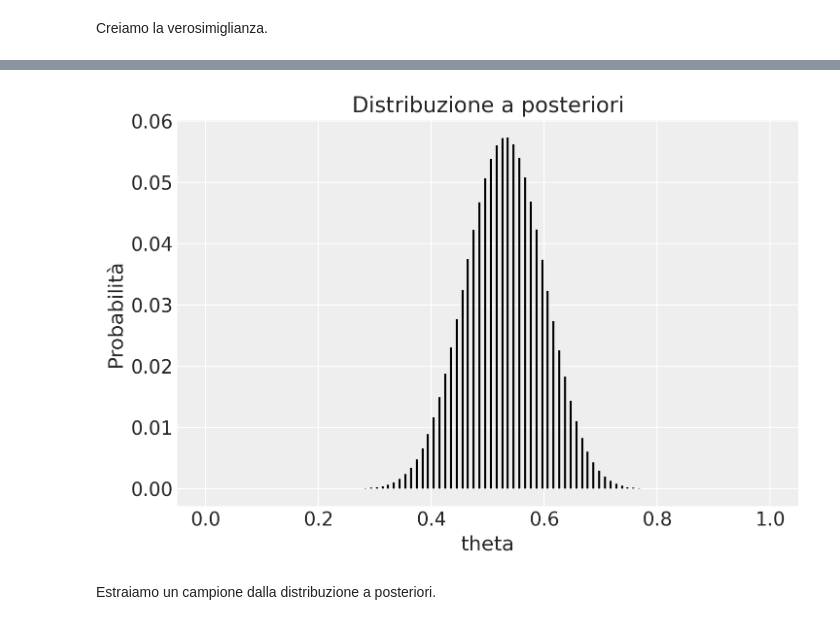
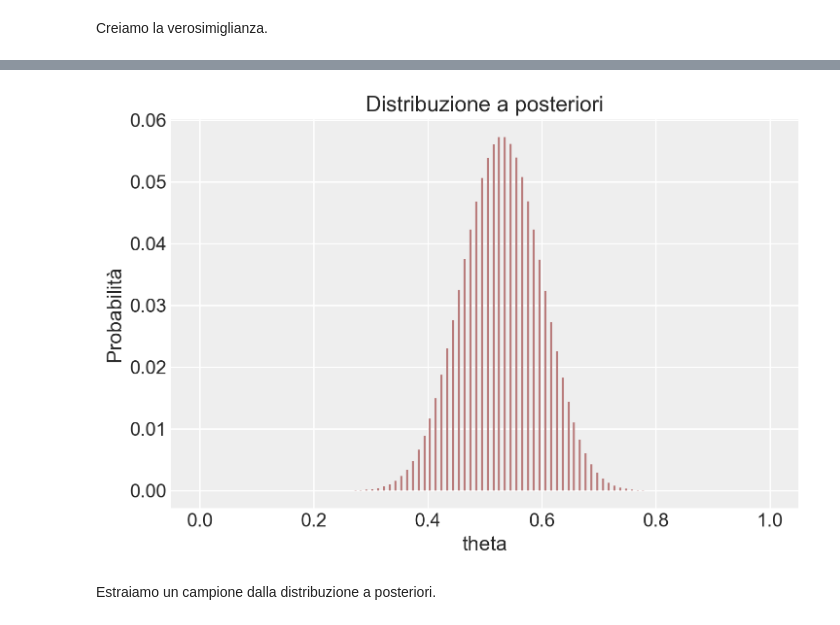
Before and after one commit to ccaudek/psicometria, a Jupyter notebook: chapters/chapter_4/03_conjugate_families_1.ipynb, the cells around one changed output, grey strips where cells are left out. Saved outputs shown, nothing was run; the diff lists cells and outputs as text; code cells hidden in the pictures.

```diff
--- a/chapters/chapter_4/03_conjugate_families_1.ipynb
+++ b/chapters/chapter_4/03_conjugate_families_1.ipynb
@@ -140,7 +141,8 @@ x_values = np.linspace(0, 1, 1000)
 beta_pdf = stats.beta.pdf(x_values, alpha, beta_val)
 
 # Plot della densità di probabilità
-plt.plot(x_values, beta_pdf, label='Beta(1, 10)')
+color_fill = "#b97c7c"
+plt.plot(x_values, beta_pdf, label='Beta(1, 10)', color=color_fill)
 plt.title('Distribuzione Beta(1, 10)')
 plt.xlabel('x')
 plt.ylabel('Densità di probabilità')
@@ -238,14 +240,14 @@ plt.show()
 # %%
 post = (prior * lk) / np.sum(prior * lk)
 
-plt.vlines(theta, 0, post, color='black', linestyle='-')
+plt.vlines(theta, 0, post, color=color_fill, linestyle='-')
 plt.xlabel('theta')
 plt.ylabel('Probabilità')
 plt.title('Distribuzione a posteriori')
 
 plt.show()
 # %% [output]
-[figure, old version]
+[figure, new version]
 # %% [markdown]
 Estraiamo un campione dalla distribuzione a posteriori.
 # %%
```
Also changed, not shown: parts of 5 cells of this notebook, 21 other files.
